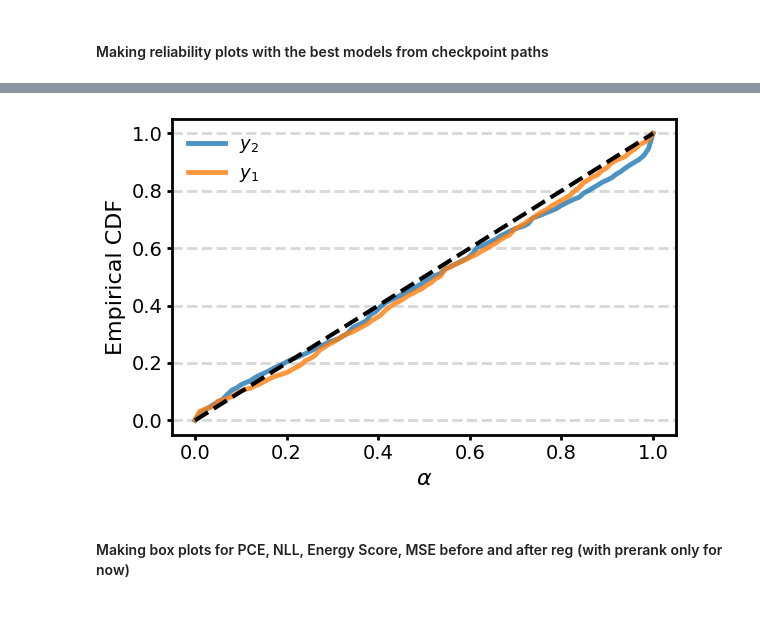
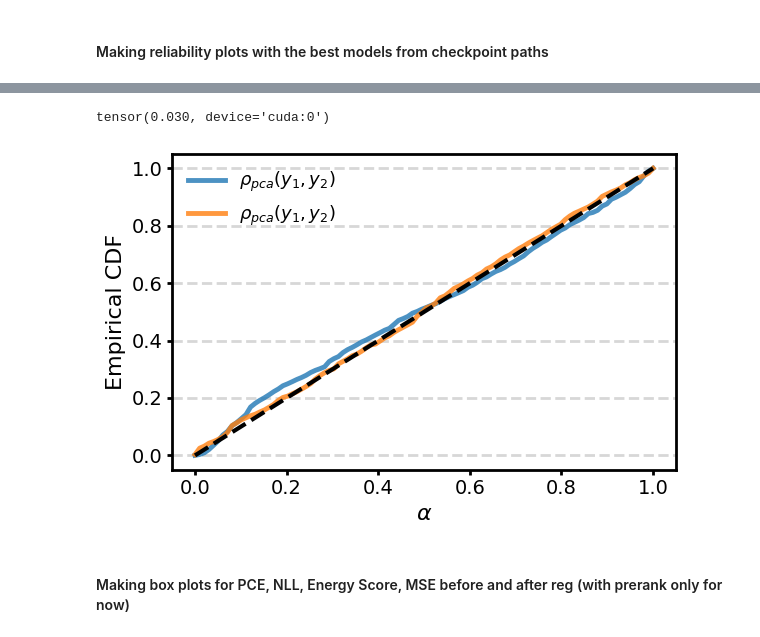
Before and after one commit to ayalaajil/Multivariate-Calibration-with-Prerank-Regularization, a Jupyter notebook: Multicalibration/Projected_PIT_calibration/diagrams-with-best-models.ipynb, the cells around one changed output, grey strips where cells are left out. Cells and saved outputs as stored; diff of their text form; code cells hidden in the pictures.

```diff
--- a/Multicalibration/Projected_PIT_calibration/diagrams-with-best-models.ipynb
+++ b/Multicalibration/Projected_PIT_calibration/diagrams-with-best-models.ipynb
@@ -24,7 +35,8 @@ np.set_printoptions(suppress=True, formatter={'float_kind':'{:.3f}'.format})
 # %%
 config = get_config()
 config.device = 'cuda'
-data_group, data_name = 'cevid', 'wage'
-rc = RunConfig(config, data_group, data_name)
-datamodule = RealDataModule(rc, num_workers=8)
+data_group, data_name = 'wang', 'taxi'
+seed = 0
+rc = RunConfig(config, data_group, data_name, seed = seed)
+datamodule = RealDataModule(rc, num_workers=8, seed = seed)
 p, q = datamodule.input_dim, datamodule.output_dim
@@ -31,11 +136,12 @@ p, q = datamodule.input_dim, datamodule.output_dim
 # %%
-# epoch = 297
-# lamda = 10.0
+lamda = 5.0
+train_prerank = 'pca'
+epoch = 59
 # train_prerank = "cdf"
-ckpt_reg_on_marg_prerank = "/mnt/default/elnura_workspace/Multivariate-recalibration/Multicalibration/Projected_PIT_calibration/logs/2025-07-22/20-28-27/cevid/wage/model=mixture,seed=0,lambda=5.0,prerank=cdf/0/checkpoints/epoch_0071.ckpt"
+# ckpt_reg_on_marg_prerank = "/mnt/default/elnura_workspace/Multivariate-recalibration/Multicalibration/Projected_PIT_calibration/logs/2025-07-22/20-28-27/cevid/wage/model=mixture,seed=0,lambda=5.0,prerank=cdf/0/checkpoints/epoch_0071.ckpt"
 # ckpt_path = "/mnt/default/elnura_workspace/Multivariate-recalibration/Multicalibration/Projected_PIT_calibration/logs/2025-07-09/15-18-14-sf2tuning/mulan/sf2/model=mixture,prerank=cdf,lambda=10.0/0/checkpoints/epoch_0300.ckpt"
-ckpt_reg_on_prerank = "/mnt/default/elnura_workspace/Multivariate-recalibration/Multicalibration/Projected_PIT_calibration/logs/2025-07-19/18-53-46/cevid/wage/model=mixture,seed=4,lambda=10.0,prerank=cdf/0/checkpoints/epoch_0150.ckpt"
-model = MixtureLightningModule.load_from_checkpoint(ckpt_reg_on_marg_prerank)
+ckpt_reg_on_prerank = f"/mnt/default/elnura_workspace/Multivariate-recalibration/Multicalibration/Projected_PIT_calibration/logs/2025-07-19/18-53-46/cevid/wage/model=mixture,seed={seed},lambda={lamda},prerank={train_prerank}/0/checkpoints/epoch_{epoch:04d}.ckpt"
+model = MixtureLightningModule.load_from_checkpoint(ckpt_reg_on_prerank)
 model.eval().to(config.device)
 test_loader = datamodule.test_dataloader()
 # %%
@@ -90,30 +186,34 @@ plt.rcParams.update({
+# %%
+pce_total.mean()
+# %% [output]
+tensor(0.030, device='cuda:0')
 # %%
 alphas = np.linspace(0, 1, 100)
 sorted_indices = torch.argsort(pce_total, descending=True)  # or ascending=False
 
 plt.figure(figsize=(6, 4))
 for rank, d in enumerate(sorted_indices):
     d = d.item()
     cdf = cdfs_total[d].cpu().numpy()
     labelm = fr"$y_{d+1}$"
-    label = fr"$\rho_{{cop}}(y_1, y_2)$"
+    label = fr"$\rho_{{pca}}(y_1, y_2)$"
 # ({pce_total[d]:.3f})
     plt.plot(alphas, cdf, color=colors[rank],
-             lw=3.5, alpha=0.8, label=labelm)
+             lw=3.5, alpha=0.8, label=label)
 
 plt.plot(alphas, alphas, linestyle='--', color='black', lw=3)
 
 plt.xlabel(r'$\alpha$')
 plt.ylabel("Empirical CDF")
 plt.grid(axis='y', linestyle='--', alpha=0.5, linewidth=2)
 plt.legend(loc='upper left', frameon=False)
 plt.tight_layout()
 
-filename = f"figures/paper/{data_name}/rel_plot_{prerank}_trained_on_marg_{model.hparams.prerank}.png"
+filename = f"figures/paper/{data_name}/rel_plot_{prerank}_trained_on_{model.hparams.prerank}.png"
 plt.savefig(filename, bbox_inches = 'tight', dpi=500)
 plt.show()
 # %% [output]
-[figure, old version]
+[figure, new version]
 # %% [markdown]
 #### Making box plots for PCE, NLL, Energy Score, MSE before and after reg (with prerank only for now)
 # %%
```
Also changed, not shown: parts of 5 cells of this notebook.
